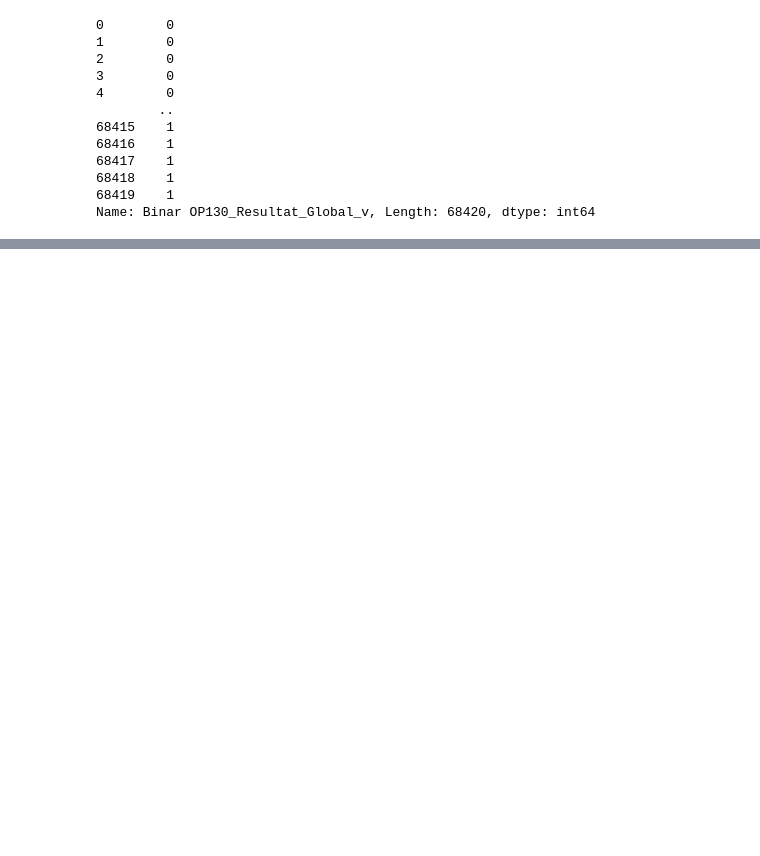
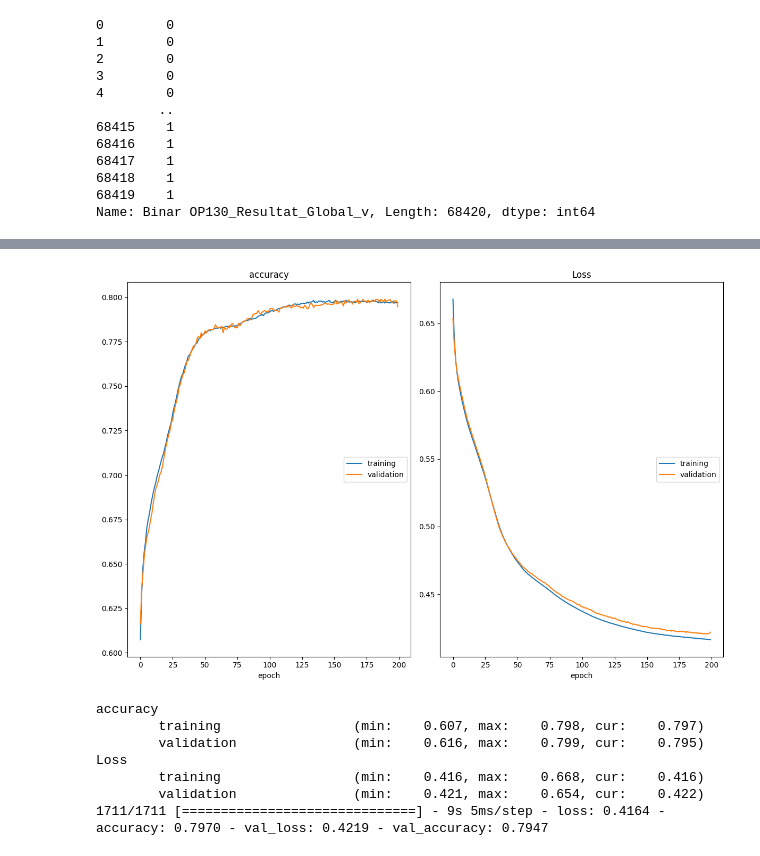
Before and after one commit to TonioHathos/AI_Valeo, a Jupyter notebook: code_Antoine/Modèle_NN_Antoine.ipynb, the cells around one changed output, grey strips where cells are left out. Saved outputs shown, nothing was run; the diff lists cells and outputs as text; code cells hidden in the pictures; blank space fills up the shorter version.

```diff
--- a/code_Antoine/Modèle_NN_Antoine.ipynb
+++ b/code_Antoine/Modèle_NN_Antoine.ipynb
@@ -209,0 +488,13 @@ IndexError: ignored
+# %%
+nn_file = my_path + 'nn-0.4.s10'
+
+history = train_model(model, nn_file, df_training, labels, seed=10, max_epochs=200)
+# %% [output]
+[figure, added]
+accuracy
+        training                 (min:    0.607, max:    0.798, cur:    0.797)
+        validation               (min:    0.616, max:    0.799, cur:    0.795)
+Loss
+        training                 (min:    0.416, max:    0.668, cur:    0.416)
+        validation               (min:    0.421, max:    0.654, cur:    0.422)
+1711/1711 [==============================] - 9s 5ms/step - loss: 0.4164 - accuracy: 0.7970 - val_loss: 0.4219 - val_accuracy: 0.7947
```
Also changed, not shown: parts of 28 cells of this notebook.
